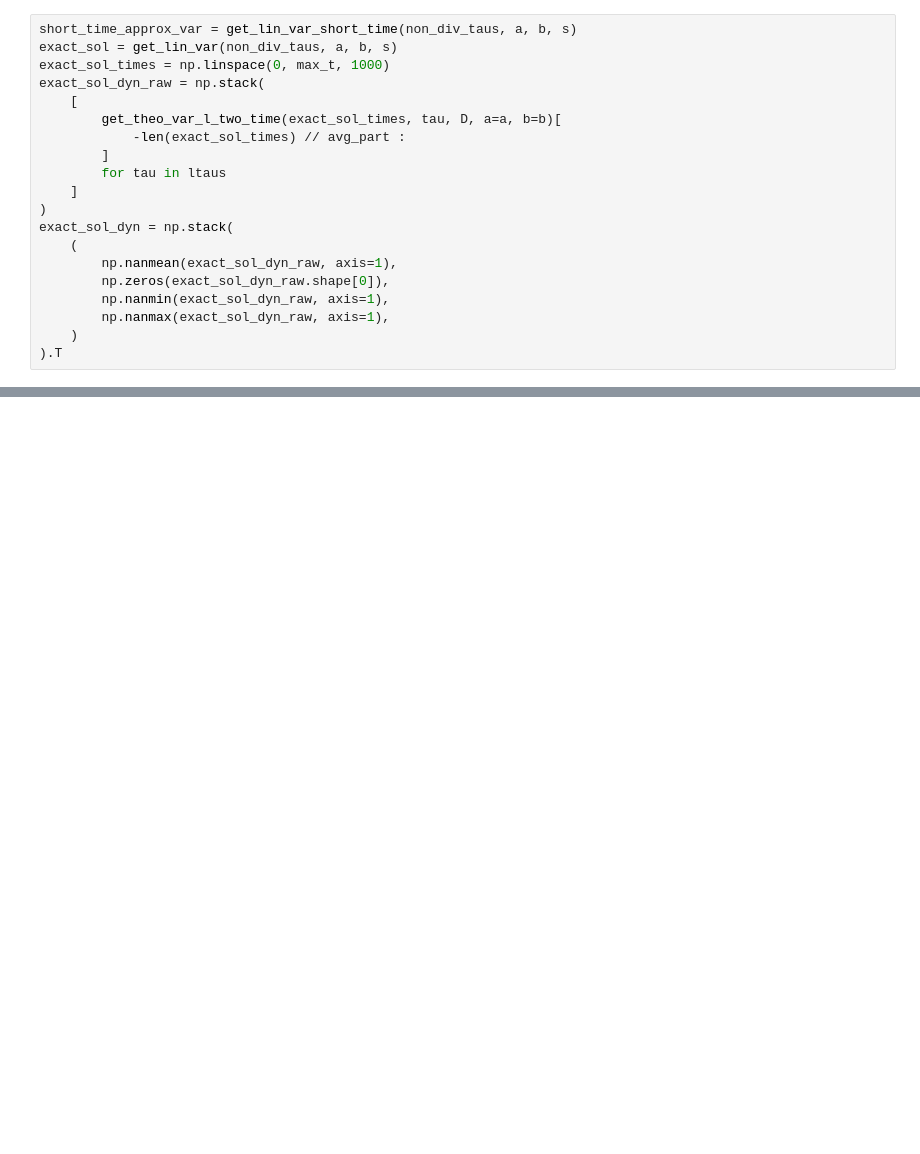
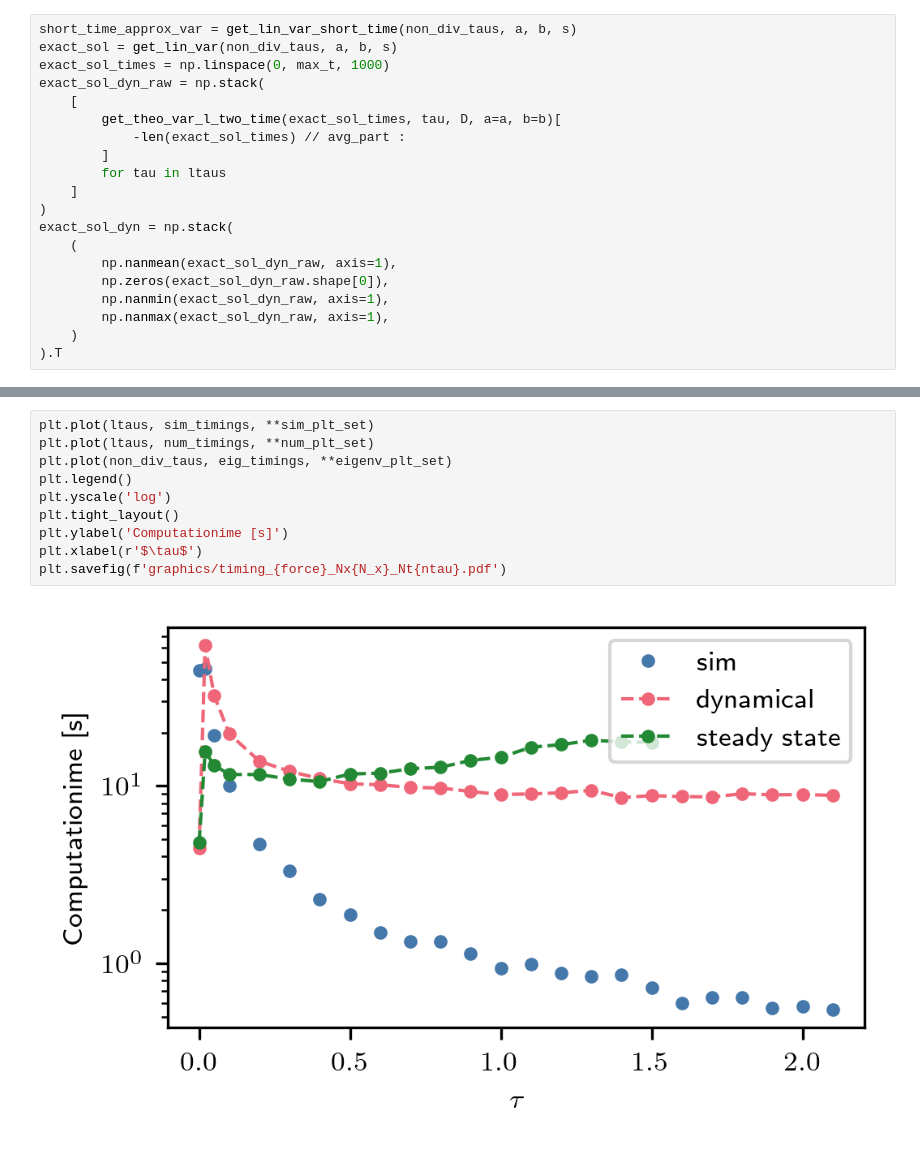
Before and after one commit to NilsToAn/overdampedDelayHarmonicOscillator, a Jupyter notebook: paper/variance_x2.ipynb, the cells around one changed output, grey strips where cells are left out. Saved outputs shown, nothing was run; the diff lists cells and outputs as text; blank space fills up the shorter version.

```diff
--- a/paper/variance_x2.ipynb
+++ b/paper/variance_x2.ipynb
@@ -325,0 +319,12 @@ plt.tight_layout()
+# %%
+plt.plot(ltaus, sim_timings, **sim_plt_set)
+plt.plot(ltaus, num_timings, **num_plt_set)
+plt.plot(non_div_taus, eig_timings, **eigenv_plt_set)
+plt.legend()
+plt.yscale('log')
+plt.tight_layout()
+plt.ylabel('Computationime [s]')
+plt.xlabel(r'$\tau$')
+plt.savefig(f'graphics/timing_{force}_Nx{N_x}_Nt{ntau}.pdf')
+# %% [output]
+[figure, added]
```
Also changed, not shown: parts of 7 cells of this notebook, 18 other files.
